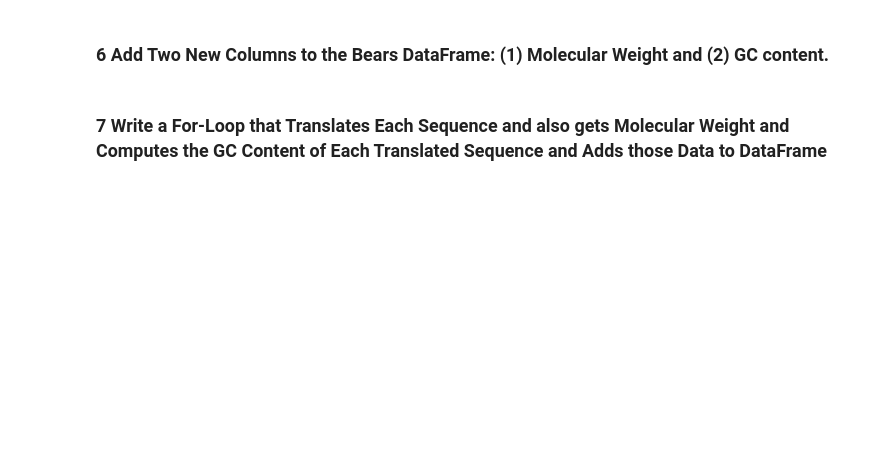
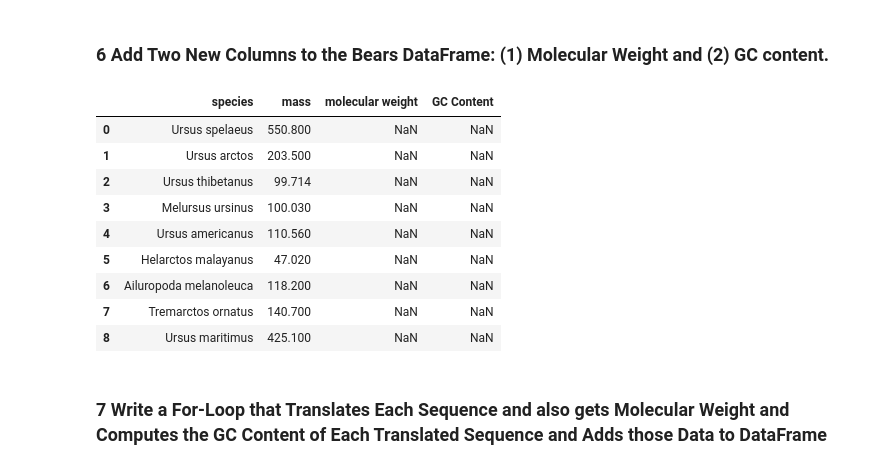
Before and after one commit to msodders/Python_Homework_Sodders21, a Jupyter notebook: Sodders Homework.ipynb, the cells around one changed output. Saved outputs shown, nothing was run; the diff lists cells and outputs as text; code cells hidden in the pictures; blank space fills up the shorter version.

```diff
--- a/Sodders Homework.ipynb
+++ b/Sodders Homework.ipynb
@@ -85,4 +142,22 @@ species_list = list(bears_df.species)
 # %% [markdown]
 ### 6 Add Two New Columns to the Bears DataFrame: (1) Molecular Weight and (2) GC content.
+# %%
+bears_df_copy = bears_df.copy()                   #Make a copy to ensure you dont mess up original
+for index, row in bears_df_copy.iterrows():       #Make column for molecular weight and fill it with NaN
+    bears_df_copy['molecular weight']= "NaN"      #Make column for GC content and fill it with NaN
+for index, row in bears_df_copy.iterrows():
+    bears_df_copy['GC Content']= "NaN"
+bears_df_copy                                     #Check that columns were created and filled
+# %% [output]
+|  | species | mass | molecular weight | GC Content |
+| 0 | Ursus spelaeus | 550.800 | NaN | NaN |
+| 1 | Ursus arctos | 203.500 | NaN | NaN |
+| 2 | Ursus thibetanus | 99.714 | NaN | NaN |
+| 3 | Melursus ursinus | 100.030 | NaN | NaN |
+| 4 | Ursus americanus | 110.560 | NaN | NaN |
+| 5 | Helarctos malayanus | 47.020 | NaN | NaN |
+| 6 | Ailuropoda melanoleuca | 118.200 | NaN | NaN |
+| 7 | Tremarctos ornatus | 140.700 | NaN | NaN |
+| 8 | Ursus maritimus | 425.100 | NaN | NaN |
 # %% [markdown]
 ### 7 Write a For-Loop that Translates Each Sequence and also gets Molecular Weight and Computes the GC Content of Each Translated Sequence and Adds those Data to DataFrame
```
Also changed, not shown: parts of 22 cells of this notebook, 3 other files.
